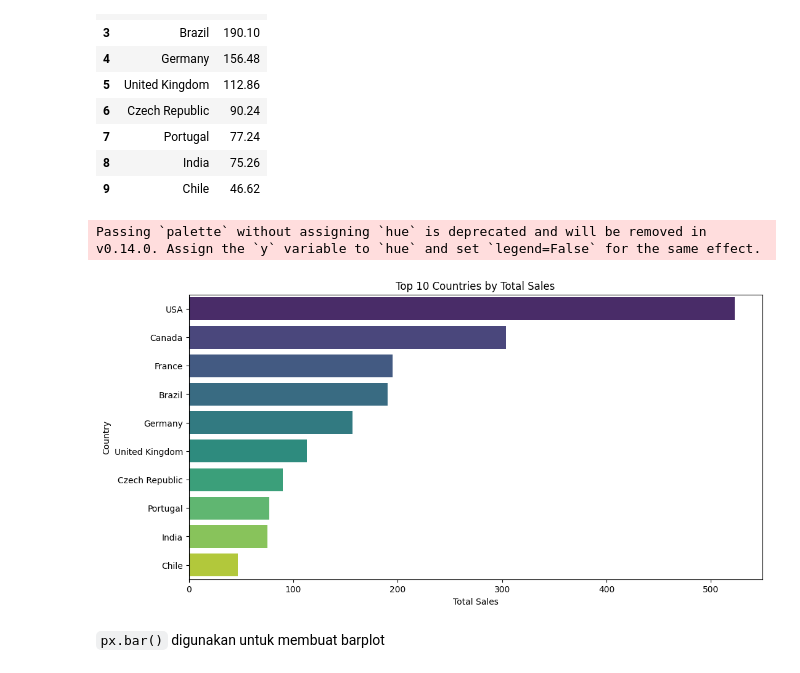
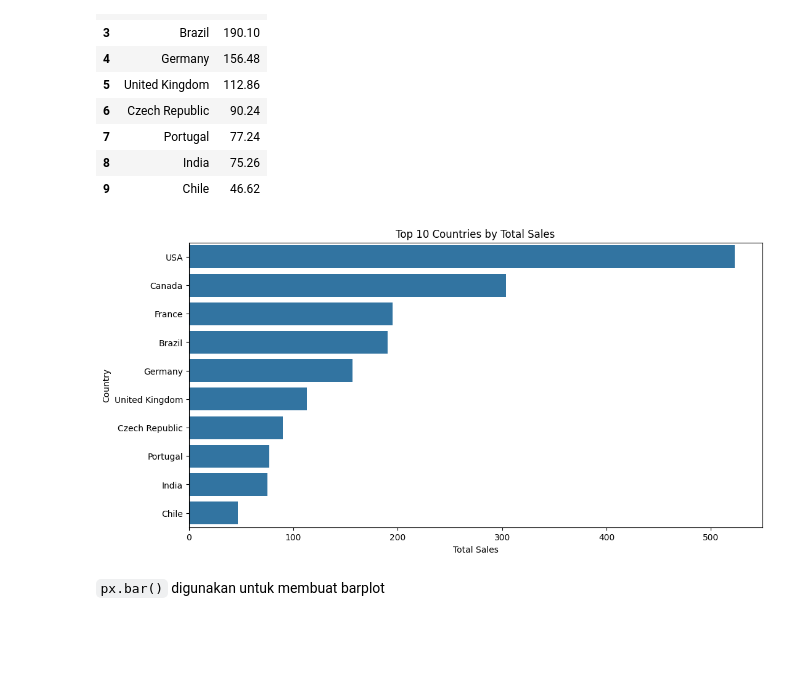
Before and after one commit to yosefin05/haloinkubasi, a Jupyter notebook: notebook.ipynb, the cells around one changed output. Drawn from its saved outputs; the diff is of its cells as text; code cells hidden in the pictures; blank space fills up the shorter version.

```diff
--- a/notebook.ipynb
+++ b/notebook.ipynb
@@ -825,13 +837,14 @@ plot_top_customer_2324.show()
 # %%
 # QUEST 4
 # TODO : lengkapilah kode berikut untuk mengagregasi total spending per country dan menampilkan 10 country dengan total spending tertinggi
-top_country = customer_invoice.groupby('').agg({ # lengkapi petik di sini
+top_country = customer_invoice.groupby('country').agg({ # lengkapi petik di sini
     # TODO: Hitung total spending per country
-
-    }) # urutkan negara berdasarkan total spending tertinggi
-
-
-
+    'total' : 'sum'
+}).sort_values(
+    # TODO: Urutkan negara berdasarkan total spending tertinggi
+    by='total',
+    ascending=False
+).head(10).reset_index()
 top_country
 # %% [output]
 |  | country | total |
@@ -848,20 +861,18 @@ top_country
 # %%
 # QUEST 5
 # TODO : buatlah visualisasi menggunakan barplot untuk menampilkan 10 country dengan total spending tertinggi
 plt.figure(figsize=(12, 6))
 sns.barplot(
     data=top_country,
-    x='', # isi x dengan total
-    y='', # isi y dengan country
-    palette='viridis'
+    x='total', # isi x dengan total
+    y='country', # isi y dengan country
 )
 plt.title('Top 10 Countries by Total Sales')
 plt.xlabel('Total Sales')
 plt.ylabel('Country')
 plt.show()
 # %% [output]
-Passing `palette` without assigning `hue` is deprecated and will be removed in v0.14.0. Assign the `y` variable to `hue` and set `legend=False` for the same effect.
-[figure, old version]
+[figure, new version]
 # %%
 top_country_plot = px.bar(
     top_country.sort_values('total', ascending=True),
```
Also changed, not shown: parts of 10 cells of this notebook.
